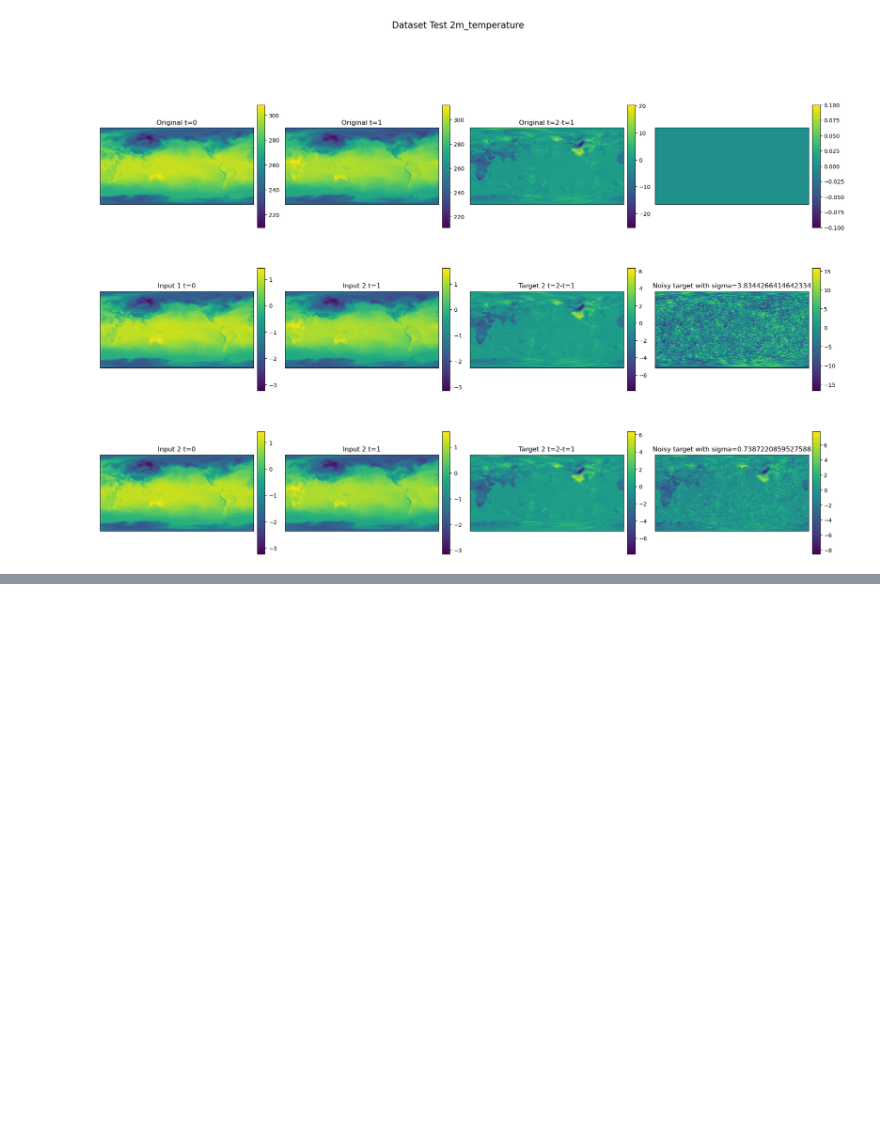
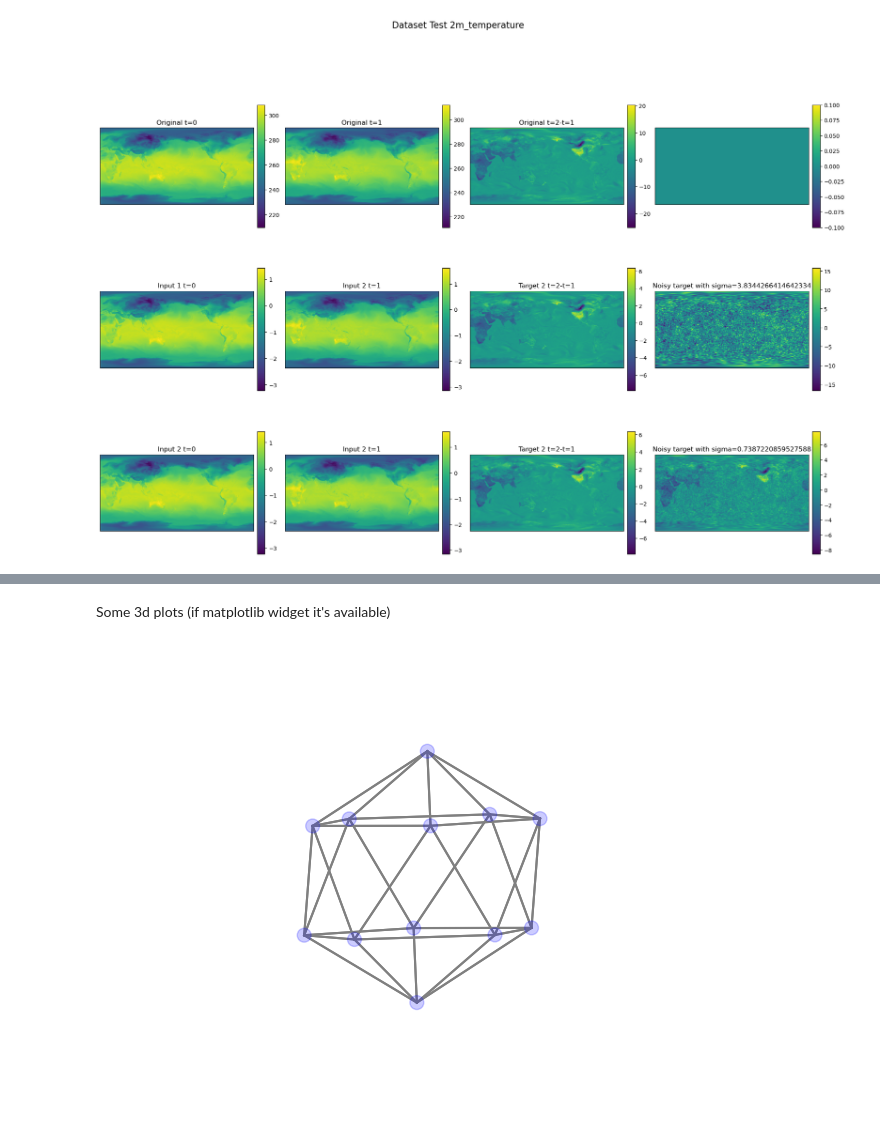
Before and after one commit to openclimatefix/graph_weather, a Jupyter notebook: train/gencast_demo.ipynb, the cells around one changed output, grey strips where cells are left out. Drawn from its saved outputs; the diff is of its cells as text; code cells hidden in the pictures; blank space fills up the shorter version.

```diff
--- a/train/gencast_demo.ipynb
+++ b/train/gencast_demo.ipynb
@@ -180,0 +212,32 @@ for i in range(12):
+# %% [markdown]
+Some 3d plots (if matplotlib widget it's available)
+# %%
+# Mesh
+%matplotlib widget
+import matplotlib.pyplot as plt
+
+from graph_weather.models.gencast.graph.model_utils import (
+    lat_lon_deg_to_spherical,
+    spherical_to_cartesian,
+)
+
+g = graphs.mesh_graph
+
+node_lat = graphs._mesh_nodes_lat
+node_lon = graphs._mesh_nodes_lon
+node_phi, node_theta = lat_lon_deg_to_spherical(node_lat, node_lon)
+nodes = np.stack(spherical_to_cartesian(node_phi, node_theta), axis=-1)
+edges = np.array([(nodes[u], nodes[v]) for u, v in g.edge_index.T])
+
+fig = plt.figure()
+ax = fig.add_subplot(111, projection="3d")
+ax.scatter(*nodes.T, alpha=0.2, s=100, color="blue")
+for vizedge in edges:
+    ax.plot(*vizedge.T, color="gray")
+ax.grid(False)
+ax.set_axis_off()
+
+ax.set_proj_type('ortho')
+plt.tight_layout()
+# %% [output]
+[figure, added]
```
Also changed, not shown: parts of 6 cells of this notebook, 12 other files.
